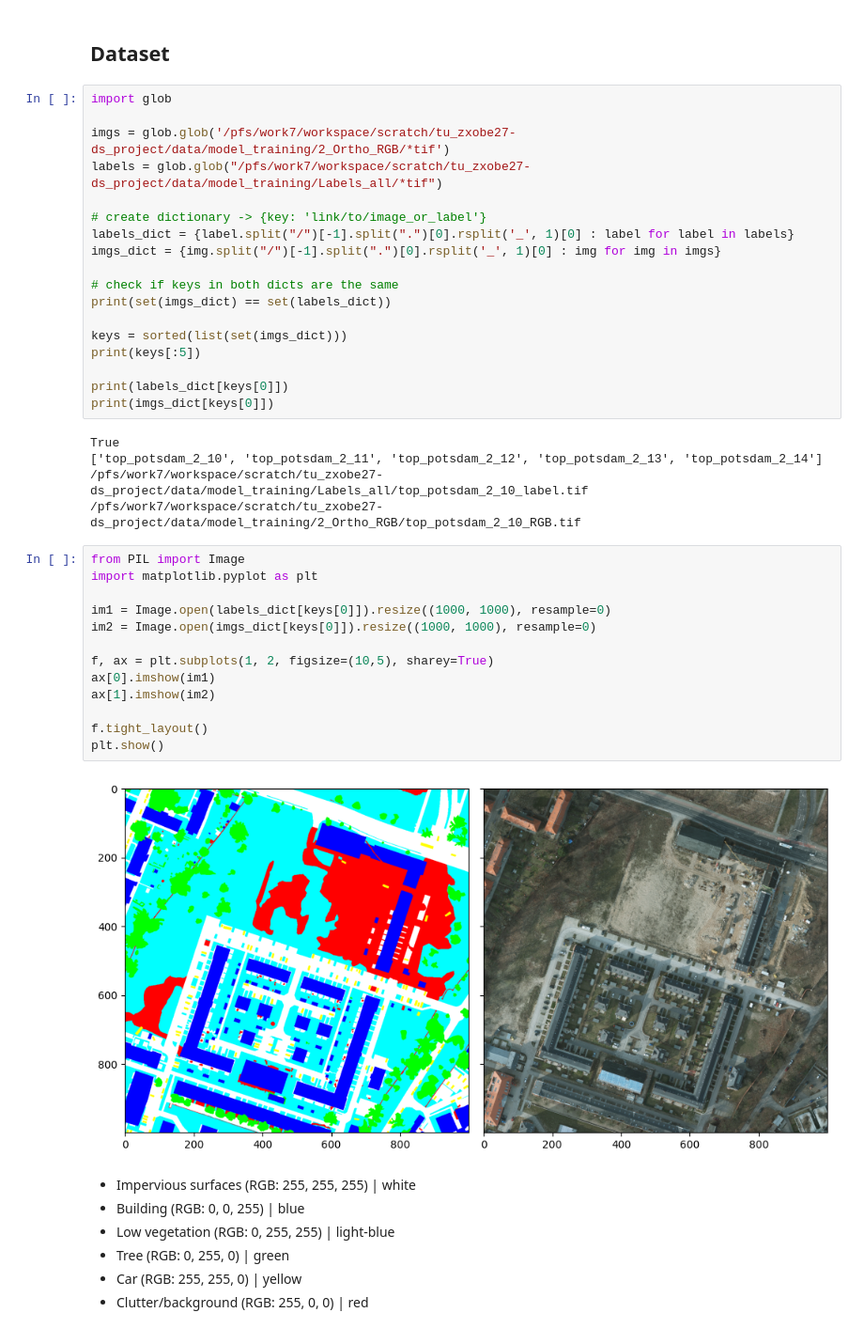
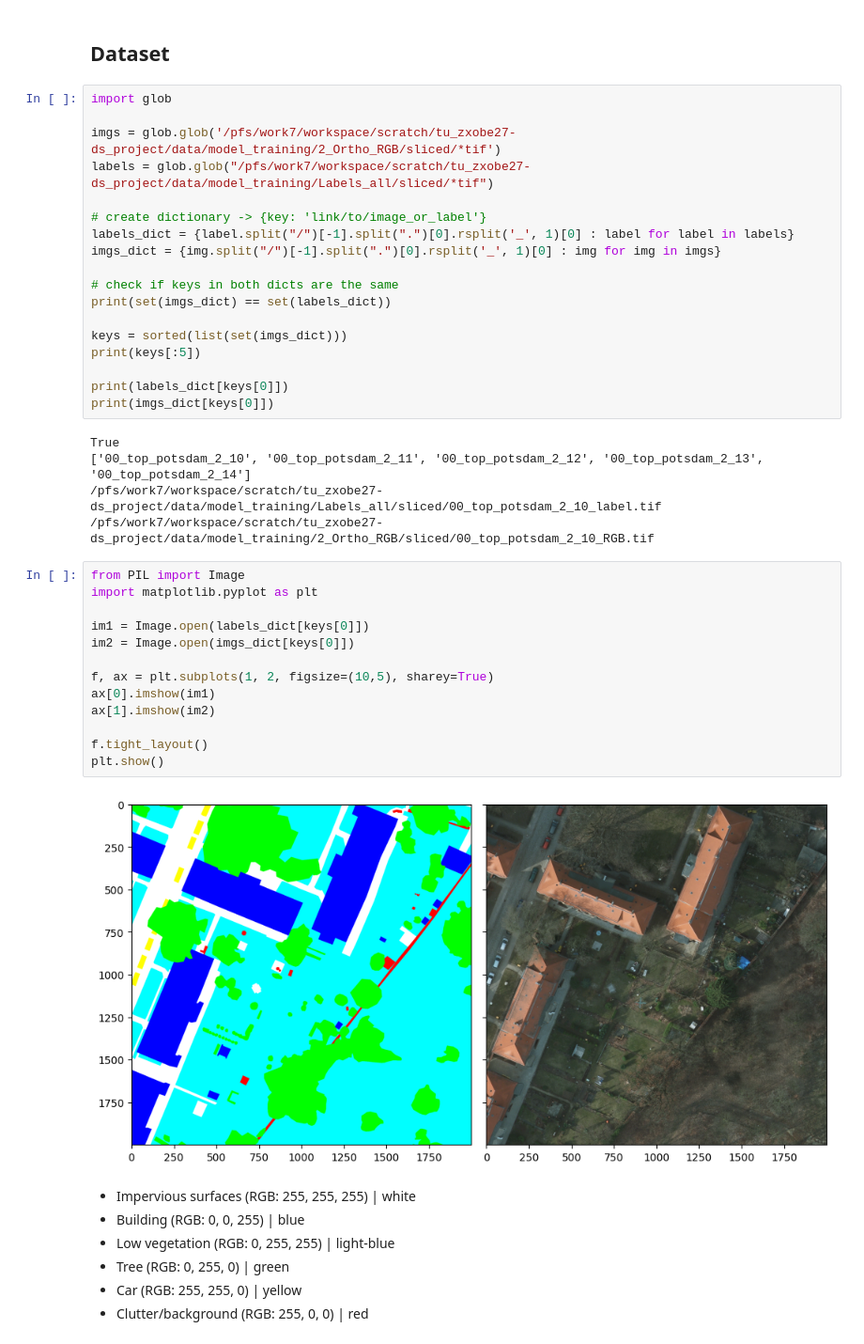
Before and after one commit to felixschulz385/ds_project, a Jupyter notebook: model/UNet.ipynb, the cells around one changed output. Shown at 94% size. Cells and saved outputs as stored; diff of their text form.

Commit message:
Sliced images.

```diff
--- a/model/UNet.ipynb
+++ b/model/UNet.ipynb
@@ -111,8 +111,8 @@ UNET(
 # %%
 import glob
 
-imgs = glob.glob('/pfs/work7/workspace/scratch/tu_zxobe27-ds_project/data/model_training/2_Ortho_RGB/*tif')
-labels = glob.glob("/pfs/work7/workspace/scratch/tu_zxobe27-ds_project/data/model_training/Labels_all/*tif")
+imgs = glob.glob('/pfs/work7/workspace/scratch/tu_zxobe27-ds_project/data/model_training/2_Ortho_RGB/sliced/*tif')
+labels = glob.glob("/pfs/work7/workspace/scratch/tu_zxobe27-ds_project/data/model_training/Labels_all/sliced/*tif")
 
 # create dictionary -> {key: 'link/to/image_or_label'}
 labels_dict = {label.split("/")[-1].split(".")[0].rsplit('_', 1)[0] : label for label in labels}
@@ -128,24 +128,24 @@ print(labels_dict[keys[0]])
 print(imgs_dict[keys[0]])
 # %% [output]
 True
-['top_potsdam_2_10', 'top_potsdam_2_11', 'top_potsdam_2_12', 'top_potsdam_2_13', 'top_potsdam_2_14']
-/pfs/work7/workspace/scratch/tu_zxobe27-ds_project/data/model_training/Labels_all/top_potsdam_2_10_label.tif
-/pfs/work7/workspace/scratch/tu_zxobe27-ds_project/data/model_training/2_Ortho_RGB/top_potsdam_2_10_RGB.tif
+['00_top_potsdam_2_10', '00_top_potsdam_2_11', '00_top_potsdam_2_12', '00_top_potsdam_2_13', '00_top_potsdam_2_14']
+/pfs/work7/workspace/scratch/tu_zxobe27-ds_project/data/model_training/Labels_all/sliced/00_top_potsdam_2_10_label.tif
+/pfs/work7/workspace/scratch/tu_zxobe27-ds_project/data/model_training/2_Ortho_RGB/sliced/00_top_potsdam_2_10_RGB.tif
 # %%
 from PIL import Image
 import matplotlib.pyplot as plt
 
-im1 = Image.open(labels_dict[keys[0]]).resize((1000, 1000), resample=0)
-im2 = Image.open(imgs_dict[keys[0]]).resize((1000, 1000), resample=0)
+im1 = Image.open(labels_dict[keys[0]])
+im2 = Image.open(imgs_dict[keys[0]])
 
 f, ax = plt.subplots(1, 2, figsize=(10,5), sharey=True)
 ax[0].imshow(im1)
 ax[1].imshow(im2)
 
 f.tight_layout()
 plt.show()
 # %% [output]
-[figure, old version]
+[figure, new version]
 # %% [markdown]
 - Impervious surfaces (RGB: 255, 255, 255)      | white
 - Building (RGB: 0, 0, 255)                     | blue
```
Also changed, not shown: parts of 3 cells of this notebook, 1 other file.
